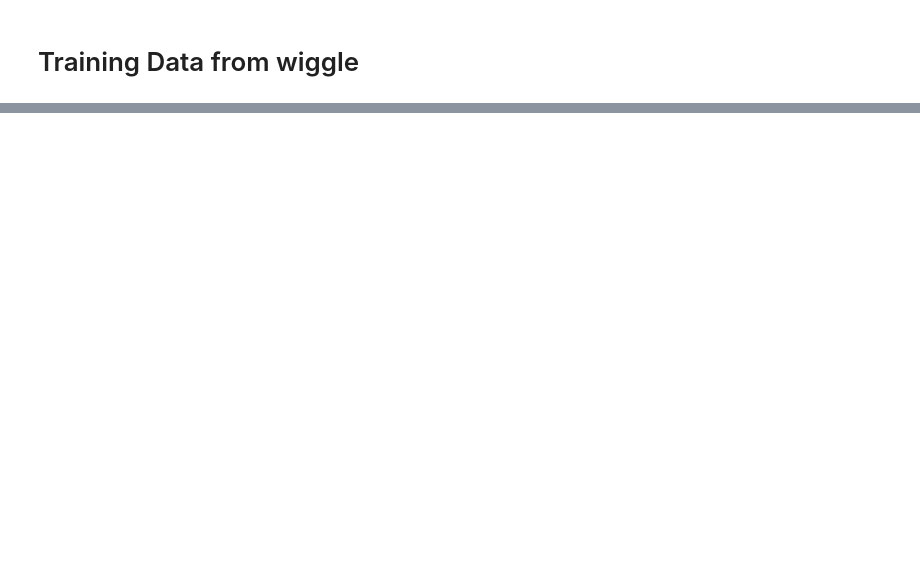
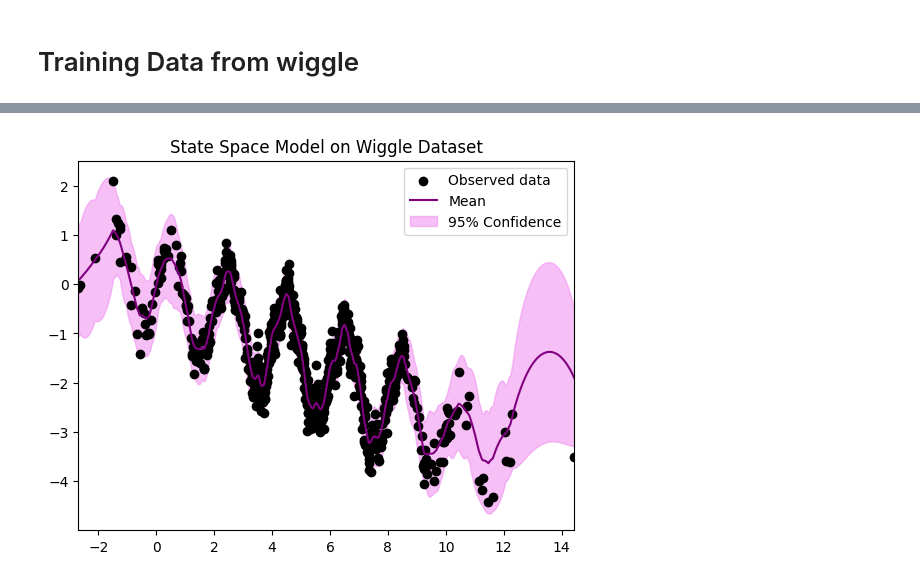
Before and after one commit to Sabelz/Master_Thesis_Alexander, a Jupyter notebook: GPs/WiggleGPs.ipynb, the cells around one changed output, grey strips where cells are left out. Cells and saved outputs as stored; diff of their text form; code cells hidden in the pictures; blank space fills up the shorter version.

Commit message:
State Space Model

```diff
--- a/GPs/WiggleGPs.ipynb
+++ b/GPs/WiggleGPs.ipynb
@@ -56,0 +57,8 @@ datasets/  functions.ipynb  GPs/  README.md
+# %%
+x_wiggle, y_wiggle = x_wiggle, samples # x, samples are defined in ../datasets/wiggle.ipynb
+
+x_train_wiggle, x_test_wiggle, y_train_wiggle, y_test_wiggle = train_test_split(x_wiggle, y_wiggle, test_size=0.2, random_state=666)
+# Transform into tensors
+x_train_wiggle, x_test_wiggle, y_train_wiggle, y_test_wiggle = (
+torch.from_numpy(x_train_wiggle), torch.from_numpy(x_test_wiggle),
+torch.from_numpy(y_train_wiggle), torch.from_numpy(y_test_wiggle))
@@ -56,0 +72,5 @@ datasets/  functions.ipynb  GPs/  README.md
+# %%
+# plotGP defined in utils/functions.ipynb
+plotGP_SS(x_train_wiggle, y_train_wiggle, ell=1, sigma=1, m0=0, v0=1, title="State Space Model on Wiggle Dataset")
+# %% [output]
+[figure, added]
```
Also changed, not shown: parts of 7 cells of this notebook.
